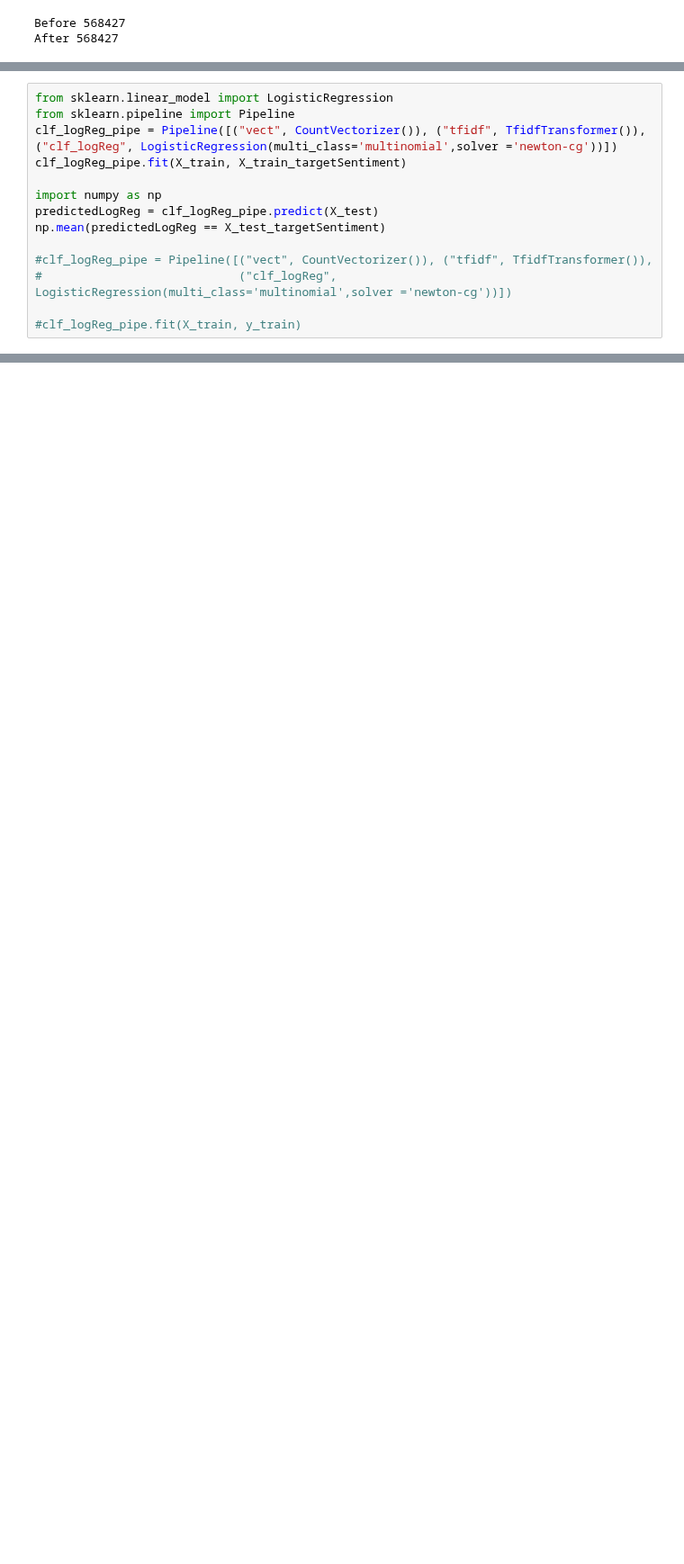
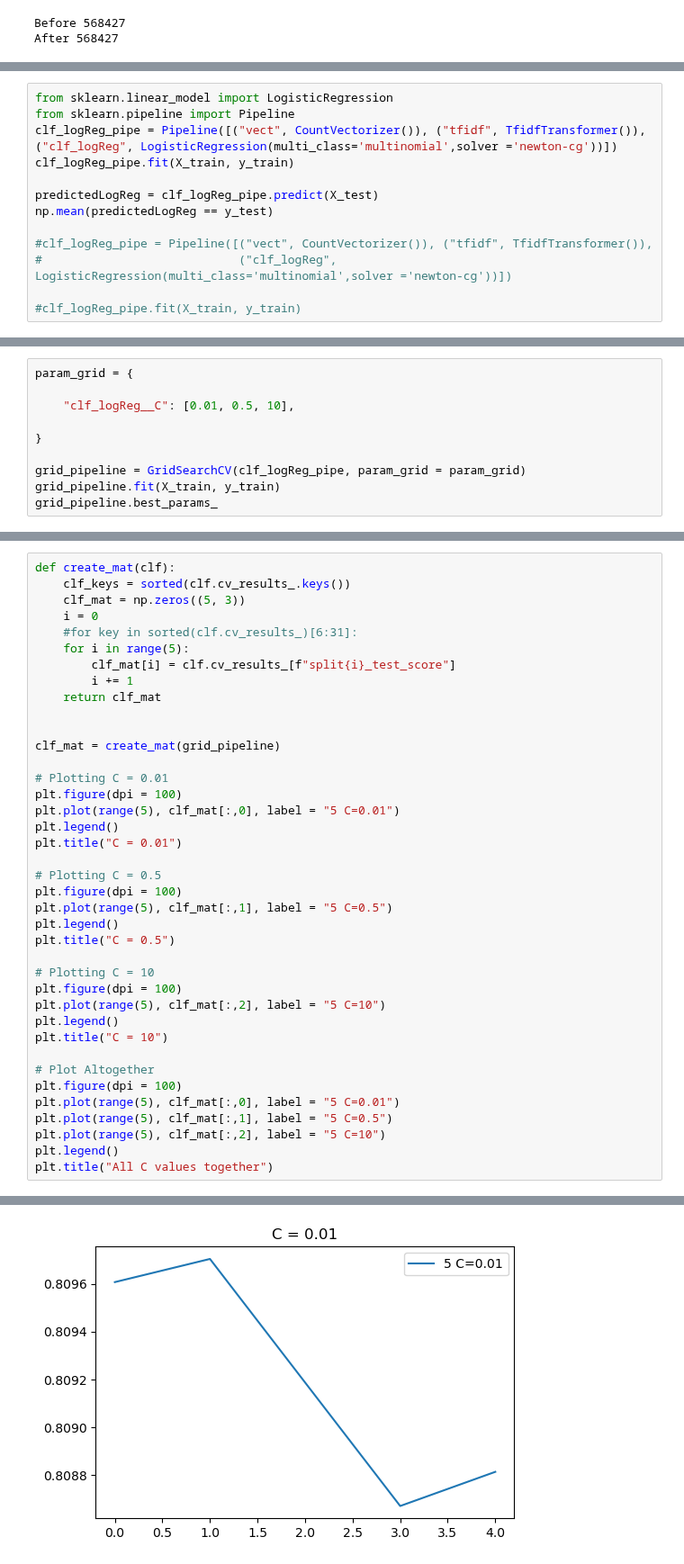
Before and after one commit to COGS118A/Group027-Sp22, a Jupyter notebook: models/LogisticRegression.ipynb, the cells around one changed output, grey strips where cells are left out. Shown at 90% size. Drawn from its saved outputs; the diff is of its cells as text; blank space fills up the shorter version.

Commit message:
GridSearch over C parameter

```diff
--- a/models/LogisticRegression.ipynb
+++ b/models/LogisticRegression.ipynb
@@ -149,11 +155,10 @@ X_train_tfidf.shape
 from sklearn.linear_model import LogisticRegression
 from sklearn.pipeline import Pipeline
 clf_logReg_pipe = Pipeline([("vect", CountVectorizer()), ("tfidf", TfidfTransformer()), ("clf_logReg", LogisticRegression(multi_class='multinomial',solver ='newton-cg'))])
-clf_logReg_pipe.fit(X_train, X_train_targetSentiment)
+clf_logReg_pipe.fit(X_train, y_train)
 
-import numpy as np
 predictedLogReg = clf_logReg_pipe.predict(X_test)
-np.mean(predictedLogReg == X_test_targetSentiment)
+np.mean(predictedLogReg == y_test)
 
 #clf_logReg_pipe = Pipeline([("vect", CountVectorizer()), ("tfidf", TfidfTransformer()),
 #                            ("clf_logReg", LogisticRegression(multi_class='multinomial',solver ='newton-cg'))])
@@ -163,0 +173,10 @@ np.mean(predictedLogReg == X_test_targetSentiment)
+# %%
+param_grid = {
+
+    "clf_logReg__C": [0.01, 0.5, 10],
+
+}
+
+grid_pipeline = GridSearchCV(clf_logReg_pipe, param_grid = param_grid)
+grid_pipeline.fit(X_train, y_train)
+grid_pipeline.best_params_
@@ -163,0 +207,40 @@ np.mean(predictedLogReg == X_test_targetSentiment)
+# %%
+def create_mat(clf):
+    clf_keys = sorted(clf.cv_results_.keys())
+    clf_mat = np.zeros((5, 3))
+    i = 0
+    #for key in sorted(clf.cv_results_)[6:31]:
+    for i in range(5):
+        clf_mat[i] = clf.cv_results_[f"split{i}_test_score"]
+        i += 1
+    return clf_mat
+
+
+clf_mat = create_mat(grid_pipeline)
+
+# Plotting C = 0.01
+plt.figure(dpi = 100)
+plt.plot(range(5), clf_mat[:,0], label = "5 C=0.01")
+plt.legend()
+plt.title("C = 0.01")
+
+# Plotting C = 0.5
+plt.figure(dpi = 100)
+plt.plot(range(5), clf_mat[:,1], label = "5 C=0.5")
+plt.legend()
+plt.title("C = 0.5")
+
+# Plotting C = 10
+plt.figure(dpi = 100)
+plt.plot(range(5), clf_mat[:,2], label = "5 C=10")
+plt.legend()
+plt.title("C = 10")
+
+# Plot Altogether
+plt.figure(dpi = 100)
+plt.plot(range(5), clf_mat[:,0], label = "5 C=0.01")
+plt.plot(range(5), clf_mat[:,1], label = "5 C=0.5")
+plt.plot(range(5), clf_mat[:,2], label = "5 C=10")
+plt.legend()
+plt.title("All C values together")
+# %% [output]
@@ -163,0 +248 @@ np.mean(predictedLogReg == X_test_targetSentiment)
+[figure, added]
```
Also changed, not shown: parts of 17 cells of this notebook.
